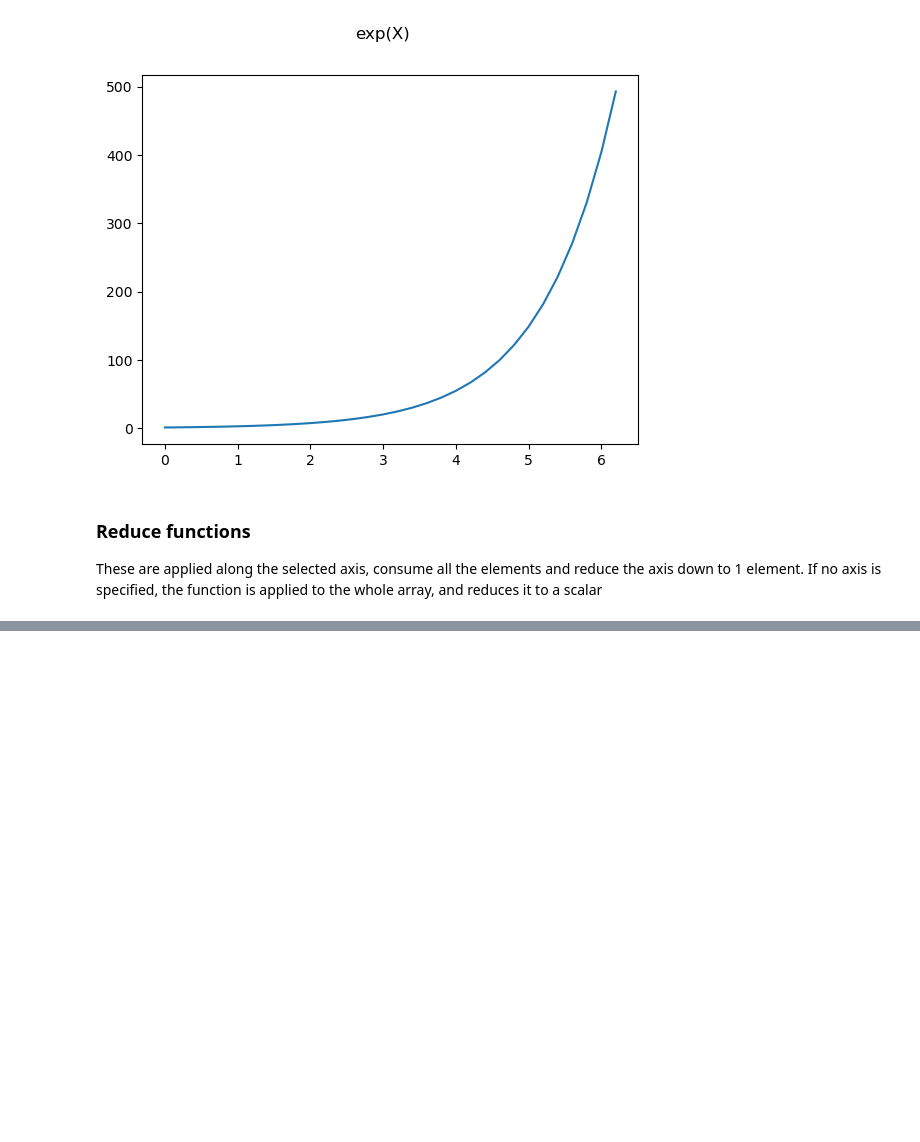
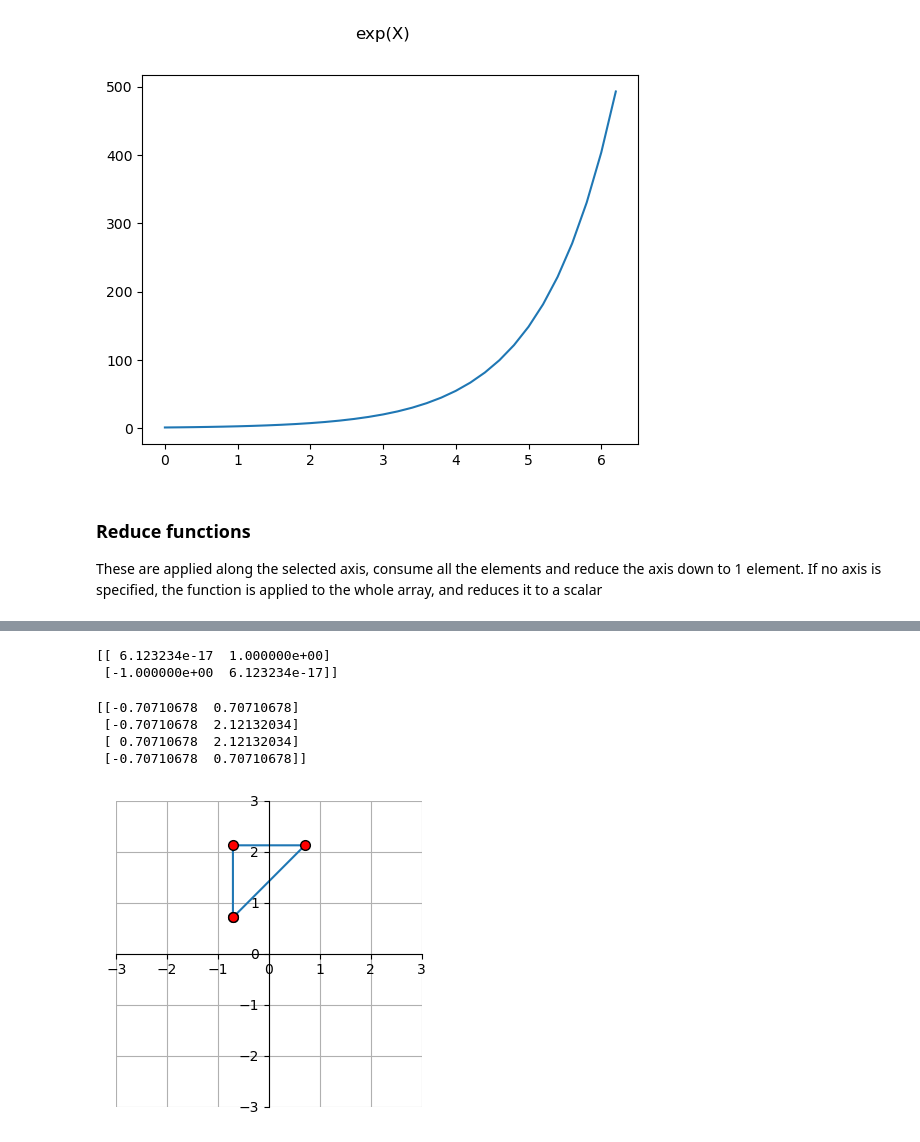
Before and after one commit to NCCA/SEForMedia, a Jupyter notebook: Lecture5/IntroductionToNumpy.ipynb, the cells around one changed output, grey strips where cells are left out. Drawn from its saved outputs; the diff is of its cells as text; code cells hidden in the pictures; blank space fills up the shorter version.

```diff
--- a/Lecture5/IntroductionToNumpy.ipynb
+++ b/Lecture5/IntroductionToNumpy.ipynb
@@ -485,0 +639,24 @@ print(f"Minimum value in each row in A: \n{I_3}")
+# %%
+import math
+def get_rotation_matrix(angle):
+    angle = math.radians(angle)
+    return np.array([
+        [ np.cos(angle), np.sin(angle)],
+        [-np.sin(angle), np.cos(angle)]
+    ])
+# %%
+print(get_rotation_matrix(90))
+# %% [output]
+[[ 6.123234e-17  1.000000e+00]
+ [-1.000000e+00  6.123234e-17]]
+# %%
+rot_matrix = get_rotation_matrix(45)
+rotated_triangle = points @ rot_matrix
+print(rotated_triangle)
+plot_points(rotated_triangle.flatten())
+# %% [output]
+[[-0.70710678  0.70710678]
+ [-0.70710678  2.12132034]
+ [ 0.70710678  2.12132034]
+ [-0.70710678  0.70710678]]
+[figure, added]
```
Also changed, not shown: parts of 19 cells of this notebook.
